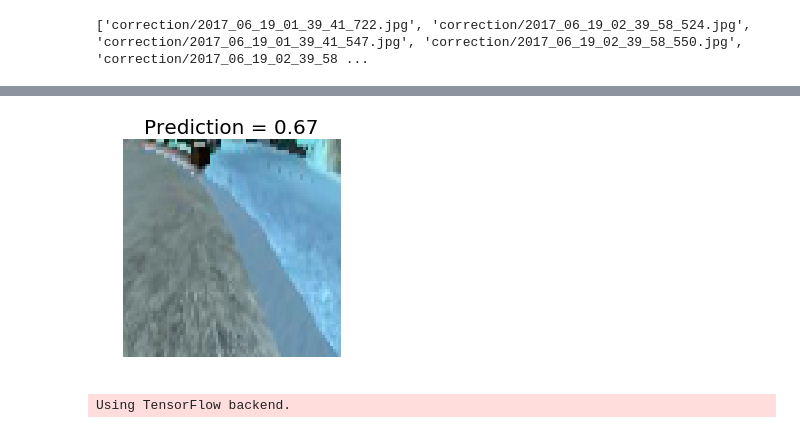
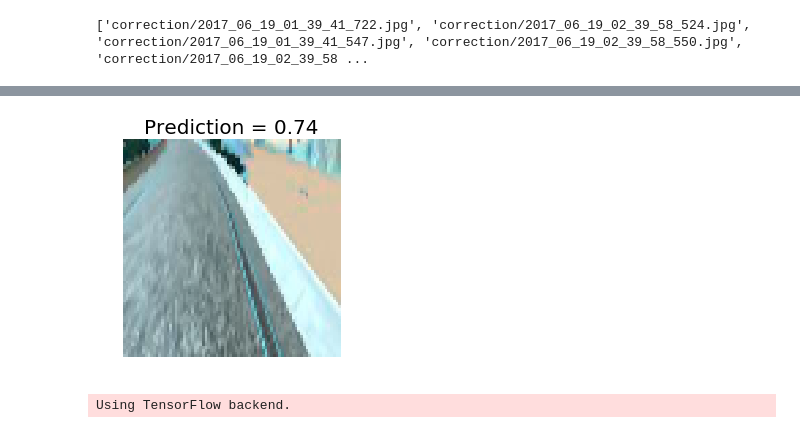
Before and after one commit to malichao/Behavioral-Cloning, a Jupyter notebook: Behavioral_Cloning.ipynb, the cells around one changed output, grey strips where cells are left out. Saved outputs shown, nothing was run; the diff lists cells and outputs as text; code cells hidden in the pictures.

```diff
--- a/Behavioral_Cloning.ipynb
+++ b/Behavioral_Cloning.ipynb
@@ -2,7 +2,7 @@
 import utils
 import numpy as np
 
-path = 'data/track1-center2/'
+path = 'data/track1-test/'
 samples = utils.load_data(path,True)
 # %% [output]
 Using TensorFlow backend.
@@ -124,22 +128,22 @@ Test completed
 # %%
 from keras.models import load_model
 from PIL import Image
 import matplotlib.pyplot as plt
 import numpy as np
 import utils
 
 #img_file = "data/track1-center1/IMG/right_2017_06_10_17_28_39_772.jpg"
-img_file = "correction/2017_06_19_02_39_58_175.jpg"
+img_file = "/home/mma/udacity/CarND-Behavioral-Cloning-P3/log/2017_06_21_07_25_45_520.jpg"
 
 model = load_model('model_nvidia2.h5')
 img = utils.open_image(img_file)
 steering_angle = float(model.predict(img[None, :, :, :], batch_size=1))
 plt.imshow(img)
 plt.title("Prediction = {:.2f}".format(steering_angle*25),fontsize=20)
 plt.axis('off')
 plt.show()
 # %% [output]
-[figure, old version]
+[figure, new version]
 # %%
 import utils
 import cv2
```
Also changed, not shown: parts of 4 cells of this notebook, 2 other files.
